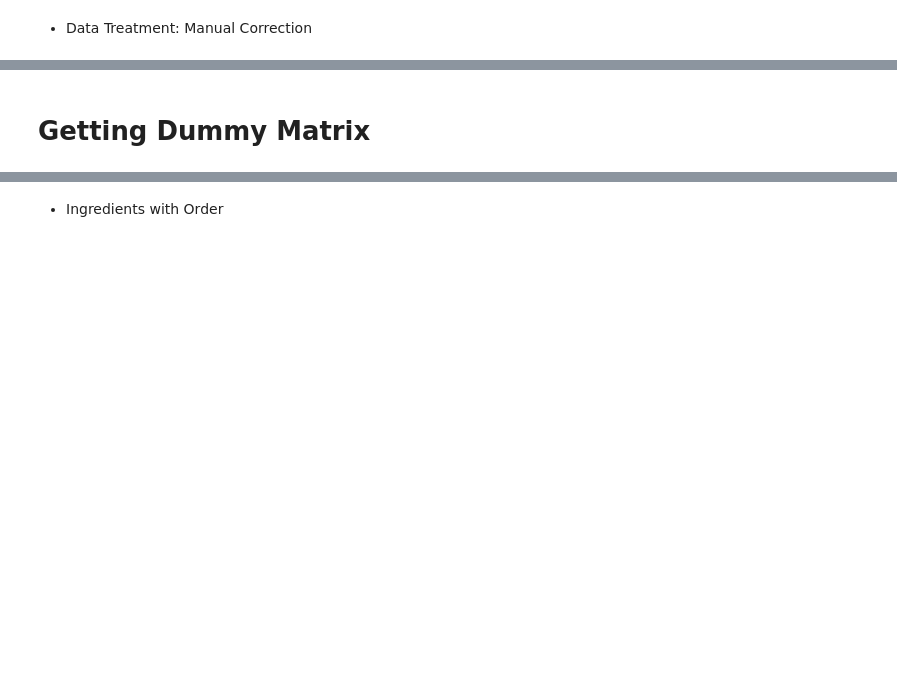
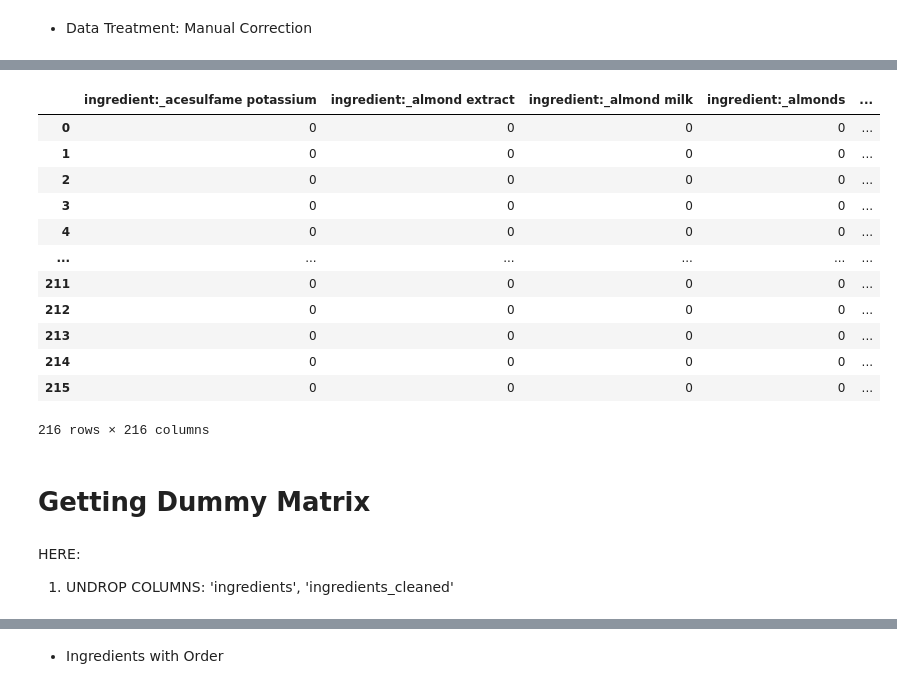
Before and after one commit to kajinmo/icecream, a Jupyter notebook: icecream.ipynb, the cells around one changed output, grey strips where cells are left out. Drawn from its saved outputs; the diff is of its cells as text; code cells hidden in the pictures; blank space fills up the shorter version.

```diff
--- a/icecream.ipynb
+++ b/icecream.ipynb
@@ -328,9 +512,12 @@ all_ingredients = set()
 for row in df.iterrows():
     ingredients = df.loc[row[0], 'ingredients_cleaned']
     ingredients = ingredients.replace(' , ', ', ') # trim excess of whitespace
+    ingredients = ingredients.replace('  ', ' ') # trim excess of whitespace
     ingredients = ingredients.replace(',,', ', ') # trim excess of comma
+    df.loc[row[0], 'ingredients_cleaned'] = ingredients
     for ingredient in ingredients.split(','):
-        if ingredient not in all_ingredients:
-            #print(ingredient)
-            ingredient = re.sub(r"^ +| +$", "", ingredient) # trim leading and trailing whitespace
-            all_ingredients.add(ingredient)
+            if ingredient not in all_ingredients:
+                ingredient = re.sub(r"^ +| +$", "", ingredient) # trim leading and trailing whitespace
+                all_ingredients.add(ingredient)
+
+all_ingredients.remove('')
@@ -343,4 +544,25 @@ df['ingredients_cleaned'] = df['ingredients_cleaned'].str.split(',')
+# %%
+# splitting
+all_ingredients_dataframe = pd.DataFrame(all_ingredients)
+pd.get_dummies(all_ingredients_dataframe, prefix='ingredient:')
+# %% [output]
+|  | ingredient:_acesulfame potassium | ingredient:_almond extract | ingredient:_almond milk | ingredient:_almonds | ... |
+| 0 | 0 | 0 | 0 | 0 | ... |
+| 1 | 0 | 0 | 0 | 0 | ... |
+| 2 | 0 | 0 | 0 | 0 | ... |
+| 3 | 0 | 0 | 0 | 0 | ... |
+| 4 | 0 | 0 | 0 | 0 | ... |
+| ... | ... | ... | ... | ... | ... |
+| 211 | 0 | 0 | 0 | 0 | ... |
+| 212 | 0 | 0 | 0 | 0 | ... |
+| 213 | 0 | 0 | 0 | 0 | ... |
+| 214 | 0 | 0 | 0 | 0 | ... |
+| 215 | 0 | 0 | 0 | 0 | ... |
+216 rows × 216 columns
 # %% [markdown]
 # Getting Dummy Matrix
+# %% [markdown]
+HERE:
+1) UNDROP COLUMNS: 'ingredients', 'ingredients_cleaned'
 # %%
 y = df.loc[:, 'rating']
```
Also changed, not shown: parts of 58 cells of this notebook.
